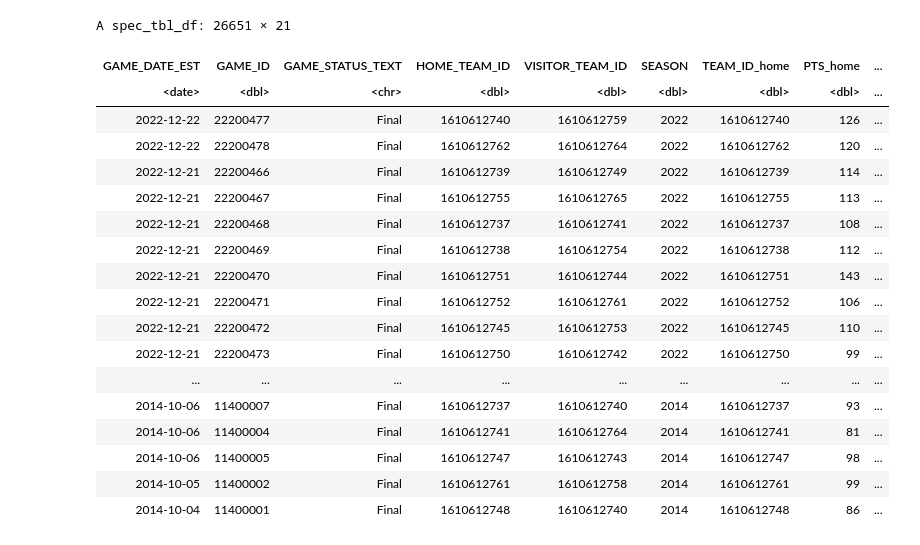
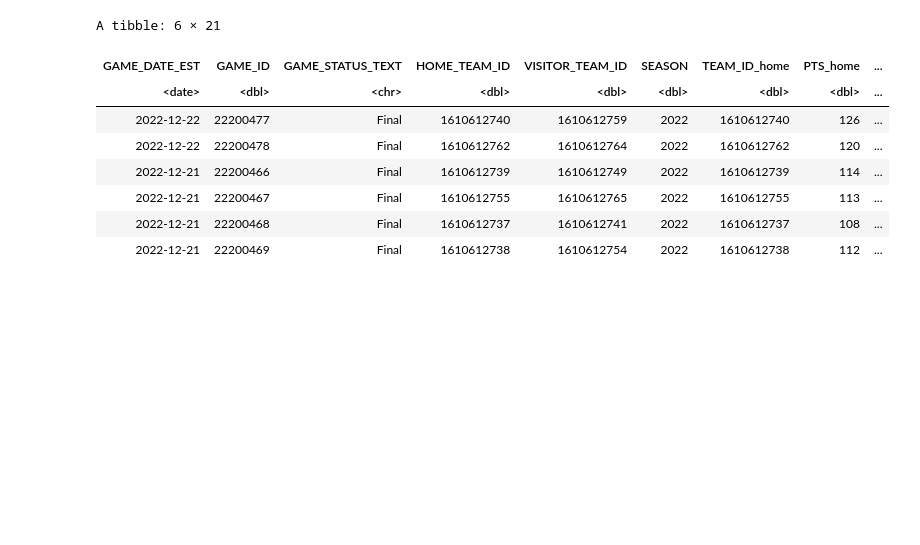
Before and after one commit to kevinnkansah/LearnDataScience, a Jupyter notebook: R/R_Notebook.ipynb, the cells around one changed output. Cells and saved outputs as stored; diff of their text form; code cells hidden in the pictures; blank space fills up the shorter version.

```diff
--- a/R/R_Notebook.ipynb
+++ b/R/R_Notebook.ipynb
@@ -5,25 +5,15 @@ library(plyr)
 library(dplyr)
 library(ggplot2)
 # %%
-basketball_data <- read_csv("data/games.csv", show_col_types = FALSE)
-basketball_data
+df <- read_csv("data/games.csv", show_col_types = FALSE)
+head(df)
 # %% [output]
-A spec_tbl_df: 26651 × 21
+A tibble: 6 × 21
 | GAME_DATE_EST | GAME_ID | GAME_STATUS_TEXT | HOME_TEAM_ID | VISITOR_TEAM_ID | SEASON | TEAM_ID_home | PTS_home | ... |
 | <date> | <dbl> | <chr> | <dbl> | <dbl> | <dbl> | <dbl> | <dbl> | ... |
 | 2022-12-22 | 22200477 | Final | 1610612740 | 1610612759 | 2022 | 1610612740 | 126 | ... |
 | 2022-12-22 | 22200478 | Final | 1610612762 | 1610612764 | 2022 | 1610612762 | 120 | ... |
 | 2022-12-21 | 22200466 | Final | 1610612739 | 1610612749 | 2022 | 1610612739 | 114 | ... |
 | 2022-12-21 | 22200467 | Final | 1610612755 | 1610612765 | 2022 | 1610612755 | 113 | ... |
 | 2022-12-21 | 22200468 | Final | 1610612737 | 1610612741 | 2022 | 1610612737 | 108 | ... |
 | 2022-12-21 | 22200469 | Final | 1610612738 | 1610612754 | 2022 | 1610612738 | 112 | ... |
-| 2022-12-21 | 22200470 | Final | 1610612751 | 1610612744 | 2022 | 1610612751 | 143 | ... |
-| 2022-12-21 | 22200471 | Final | 1610612752 | 1610612761 | 2022 | 1610612752 | 106 | ... |
-| 2022-12-21 | 22200472 | Final | 1610612745 | 1610612753 | 2022 | 1610612745 | 110 | ... |
-| 2022-12-21 | 22200473 | Final | 1610612750 | 1610612742 | 2022 | 1610612750 | 99 | ... |
-| ... | ... | ... | ... | ... | ... | ... | ... | ... |
-| 2014-10-06 | 11400007 | Final | 1610612737 | 1610612740 | 2014 | 1610612737 | 93 | ... |
-| 2014-10-06 | 11400004 | Final | 1610612741 | 1610612764 | 2014 | 1610612741 | 81 | ... |
-| 2014-10-06 | 11400005 | Final | 1610612747 | 1610612743 | 2014 | 1610612747 | 98 | ... |
-| 2014-10-05 | 11400002 | Final | 1610612761 | 1610612758 | 2014 | 1610612761 | 99 | ... |
-| 2014-10-04 | 11400001 | Final | 1610612748 | 1610612740 | 2014 | 1610612748 | 86 | ... |
```
Also changed, not shown: parts of 16 cells of this notebook.
